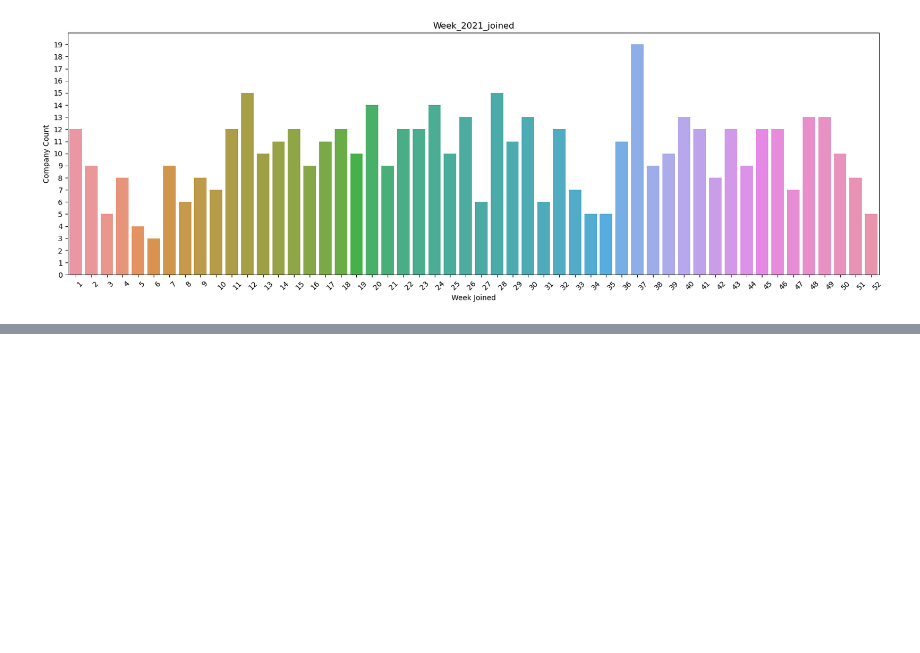
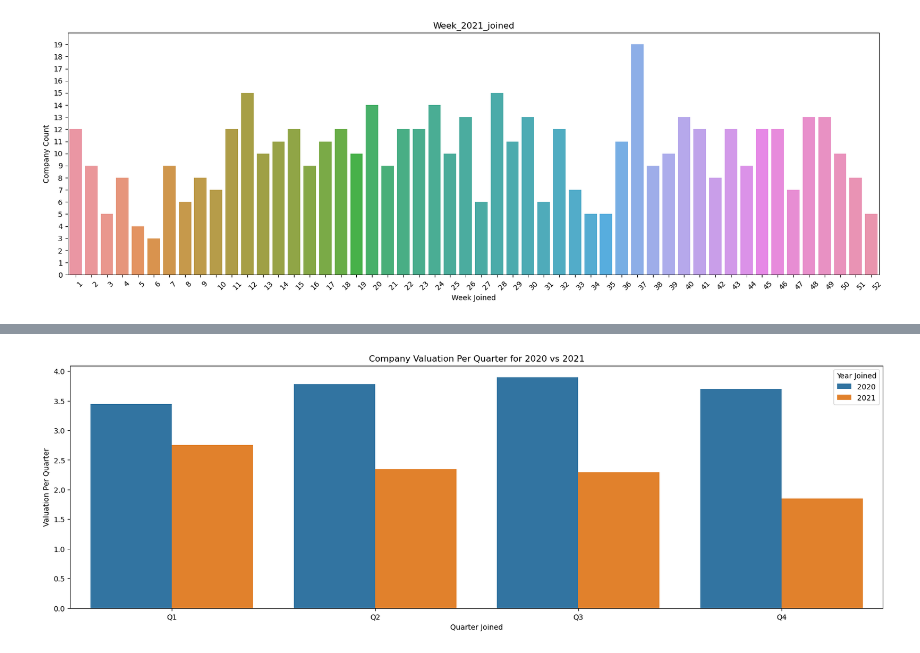
Before and after one commit to aayusht200/KaggleProjects, a Jupyter notebook: Unicorn_Companies/unicorn_analysis.ipynb, the cells around one changed output, grey strips where cells are left out. Drawn from its saved outputs; the diff is of its cells as text; code cells hidden in the pictures; blank space fills up the shorter version.

```diff
--- a/Unicorn_Companies/unicorn_analysis.ipynb
+++ b/Unicorn_Companies/unicorn_analysis.ipynb
@@ -100,7 +100,7 @@ Data columns (total 10 columns):
 dtypes: datetime64[ns](1), int64(1), object(8)
 memory usage: 84.0+ KB
 # %%
-companies['Join_year'] = companies['Date Joined'].dt.year
+companies['Join Year'] = companies['Date Joined'].dt.year
 # Extracting the year from the 'Date Joined' column and creating a new column 'Join_year'
 # %%
 companies.head()
@@ -293,7 +293,7 @@ companies['Date Joined'] = pd.to_datetime(companies['Date Joined'])
 companies['Month Joined'] = companies['Date Joined'].dt.month_name()
 # Extracting the month name from the 'Date Joined' column and creating a new column 'Month Joined'
 # %%
-companies['Years To Join'] = companies['Join_year'] - companies['Year Founded']
+companies['Years To Join'] = companies['Join Year'] - companies['Year Founded']
 # Calculating the number of years it took for each company to join the unicorn club from its founding date
 companies.head(10)
 # %% [output]
@@ -394,3 +394,24 @@ plt.yticks(range(0, 20, 1))  # Setting y-axis tick marks
 plt.show()  # Displaying the plot
 # %% [output]
 [figure]
+# %%
+# Filter companies that joined in 2020
+companies_2020 = companies[companies['Date Joined'].dt.year == 2020]
+
+# Concatenate companies joined in 2020 with companies joined in 2021
+companies_2020_2021 = pd.concat([companies_2020, companies_2021.drop(columns={'index','Week Joined'})])
+
+# Extract the quarter joined from the 'Date Joined' column
+companies_2020_2021["Quarter Joined"] = companies_2020_2021["Date Joined"].dt.to_period('Q').dt.strftime('%Y-Q%q')
+
+# Convert valuation column to float
+companies_2020_2021['Valuation'] = companies_2020_2021['Valuation'].str[1:-1].astype(float)
+
+# Compute the mean valuation per quarter
+companies_2020_2021_Quarter = companies_2020_2021.groupby(by='Quarter Joined')['Valuation'].mean().reset_index().rename(columns={'Valuation':'Valuation Per Quarter'})
+
+# Reset index
+companies_2020_2021_Quarter.index += 1
+
+# Display the DataFrame
+companies_2020_2021_Quarter
@@ -396,0 +428,7 @@ plt.show()  # Displaying the plot
+# %%
+# Extract the year and quarter components from the 'Quarter Joined' column
+companies_2020_2021_Quarter['Year Joined'] = companies_2020_2021_Quarter['Quarter Joined'].str[:4]
+companies_2020_2021_Quarter['Quarter Joined'] = companies_2020_2021_Quarter['Quarter Joined'].str[-2:]
+
+# Display the modified DataFrame
+companies_2020_2021_Quarter
@@ -396,0 +445,8 @@ plt.show()  # Displaying the plot
+# %%
+# Create a bar plot to compare the average valuation per quarter for companies that joined in 2020 vs 2021
+plt.figure(figsize=(20,6))
+sns.barplot(data=companies_2020_2021_Quarter, x="Quarter Joined", y='Valuation Per Quarter', hue='Year Joined')
+plt.title('Company Valuation Per Quarter for 2020 vs 2021')
+plt.show()
+# %% [output]
+[figure, added]
```
Also changed, not shown: parts of 12 cells of this notebook, 3 other files.
